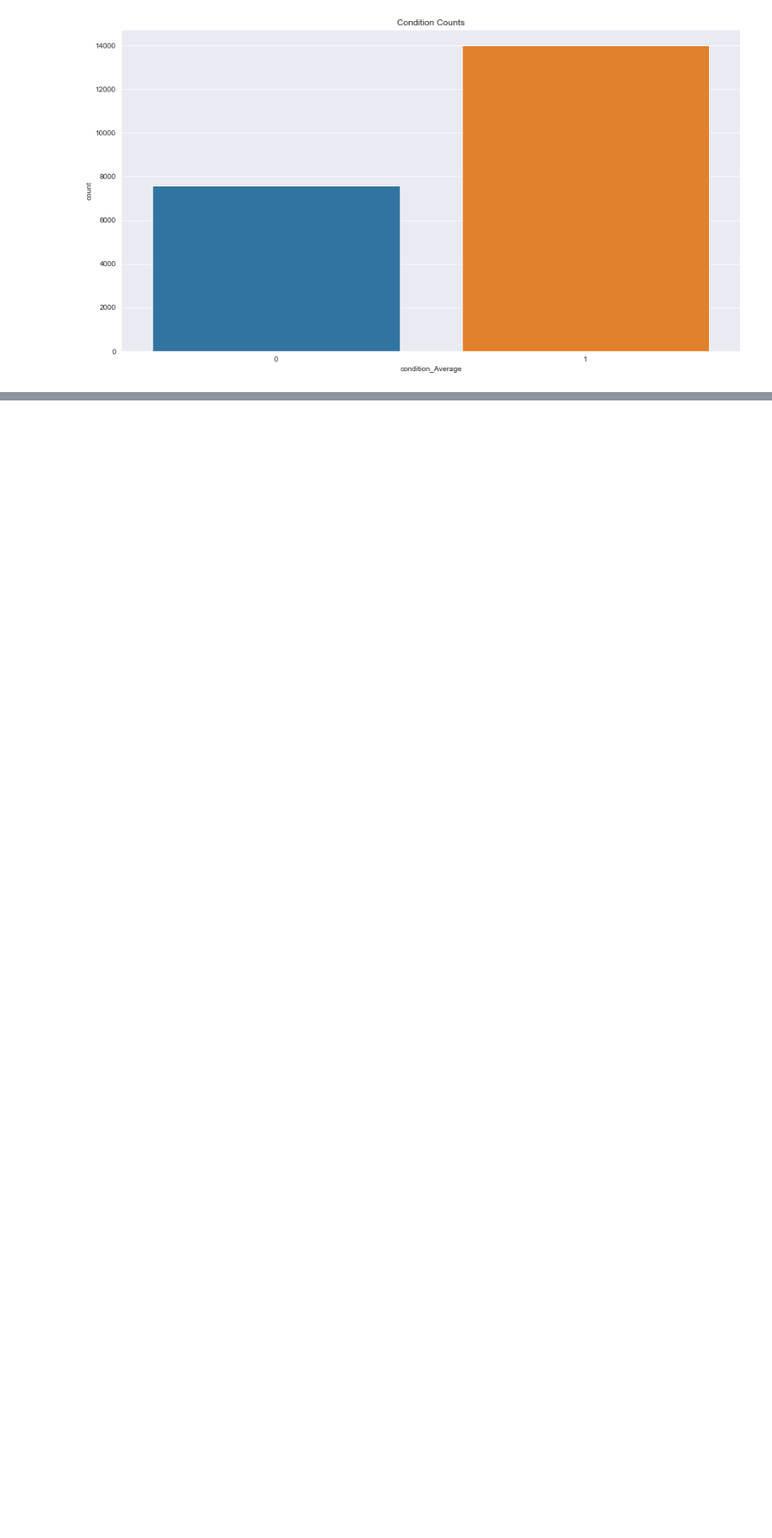
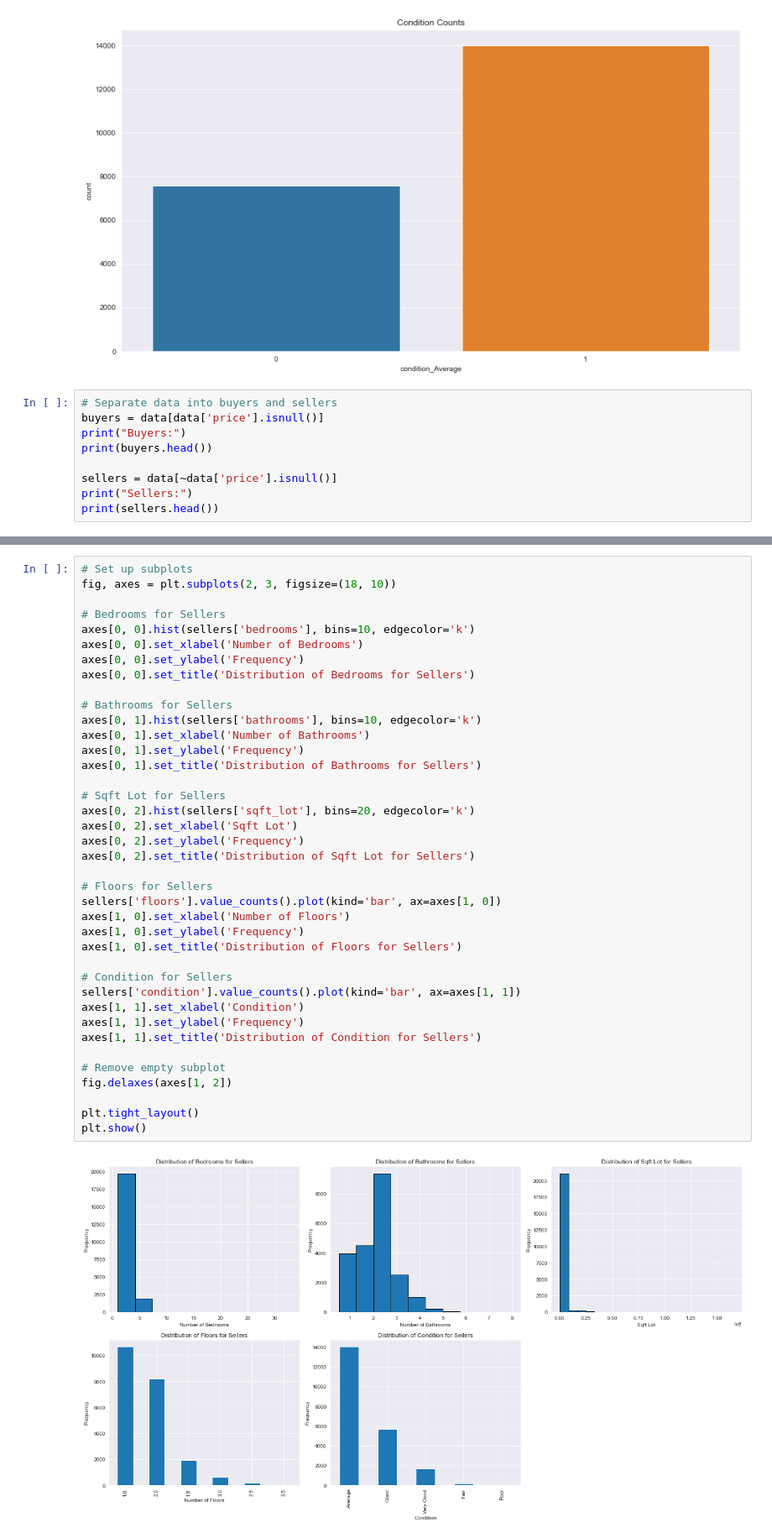
Before and after one commit to EjiKanyi/PPROJECT, a Jupyter notebook: house_set.ipynb, the cells around one changed output, grey strips where cells are left out. Shown: that part at 84% size. Cells and saved outputs as stored; diff of their text form; blank space fills up the shorter version.

```diff
--- a/house_set.ipynb
+++ b/house_set.ipynb
@@ -334,3 +357,12 @@ plt.title("Condition Counts")
 plt.show()
 # %% [output]
 [figure]
+# %%
+# Separate data into buyers and sellers
+buyers = data[data['price'].isnull()]
+print("Buyers:")
+print(buyers.head())
+
+sellers = data[~data['price'].isnull()]
+print("Sellers:")
+print(sellers.head())
@@ -336,0 +412,41 @@ plt.show()
+# %%
+# Set up subplots
+fig, axes = plt.subplots(2, 3, figsize=(18, 10))
+
+# Bedrooms for Sellers
+axes[0, 0].hist(sellers['bedrooms'], bins=10, edgecolor='k')
+axes[0, 0].set_xlabel('Number of Bedrooms')
+axes[0, 0].set_ylabel('Frequency')
+axes[0, 0].set_title('Distribution of Bedrooms for Sellers')
+
+# Bathrooms for Sellers
+axes[0, 1].hist(sellers['bathrooms'], bins=10, edgecolor='k')
+axes[0, 1].set_xlabel('Number of Bathrooms')
+axes[0, 1].set_ylabel('Frequency')
+axes[0, 1].set_title('Distribution of Bathrooms for Sellers')
+
+# Sqft Lot for Sellers
+axes[0, 2].hist(sellers['sqft_lot'], bins=20, edgecolor='k')
+axes[0, 2].set_xlabel('Sqft Lot')
+axes[0, 2].set_ylabel('Frequency')
+axes[0, 2].set_title('Distribution of Sqft Lot for Sellers')
+
+# Floors for Sellers
+sellers['floors'].value_counts().plot(kind='bar', ax=axes[1, 0])
+axes[1, 0].set_xlabel('Number of Floors')
+axes[1, 0].set_ylabel('Frequency')
+axes[1, 0].set_title('Distribution of Floors for Sellers')
+
+# Condition for Sellers
+sellers['condition'].value_counts().plot(kind='bar', ax=axes[1, 1])
+axes[1, 1].set_xlabel('Condition')
+axes[1, 1].set_ylabel('Frequency')
+axes[1, 1].set_title('Distribution of Condition for Sellers')
+
+# Remove empty subplot
+fig.delaxes(axes[1, 2])
+
+plt.tight_layout()
+plt.show()
+# %% [output]
+[figure, added]
```
Also changed, not shown: parts of 9 cells of this notebook.
